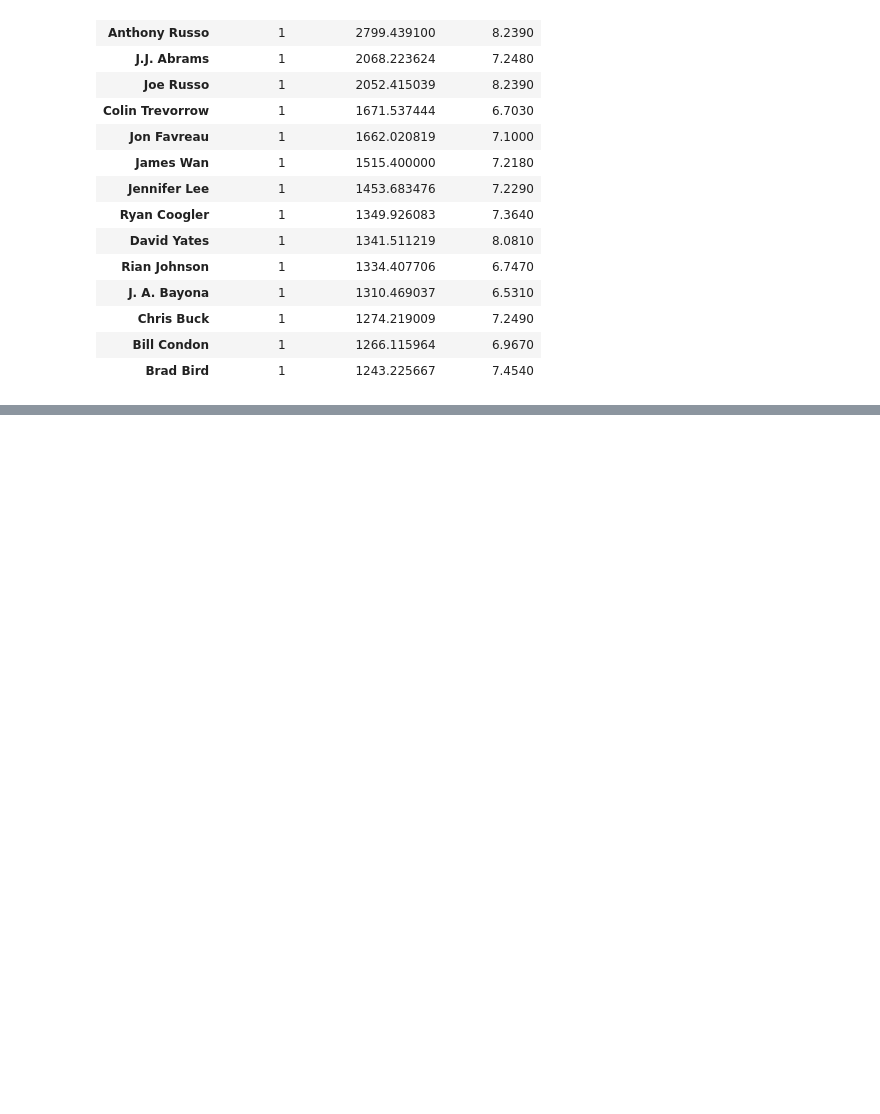
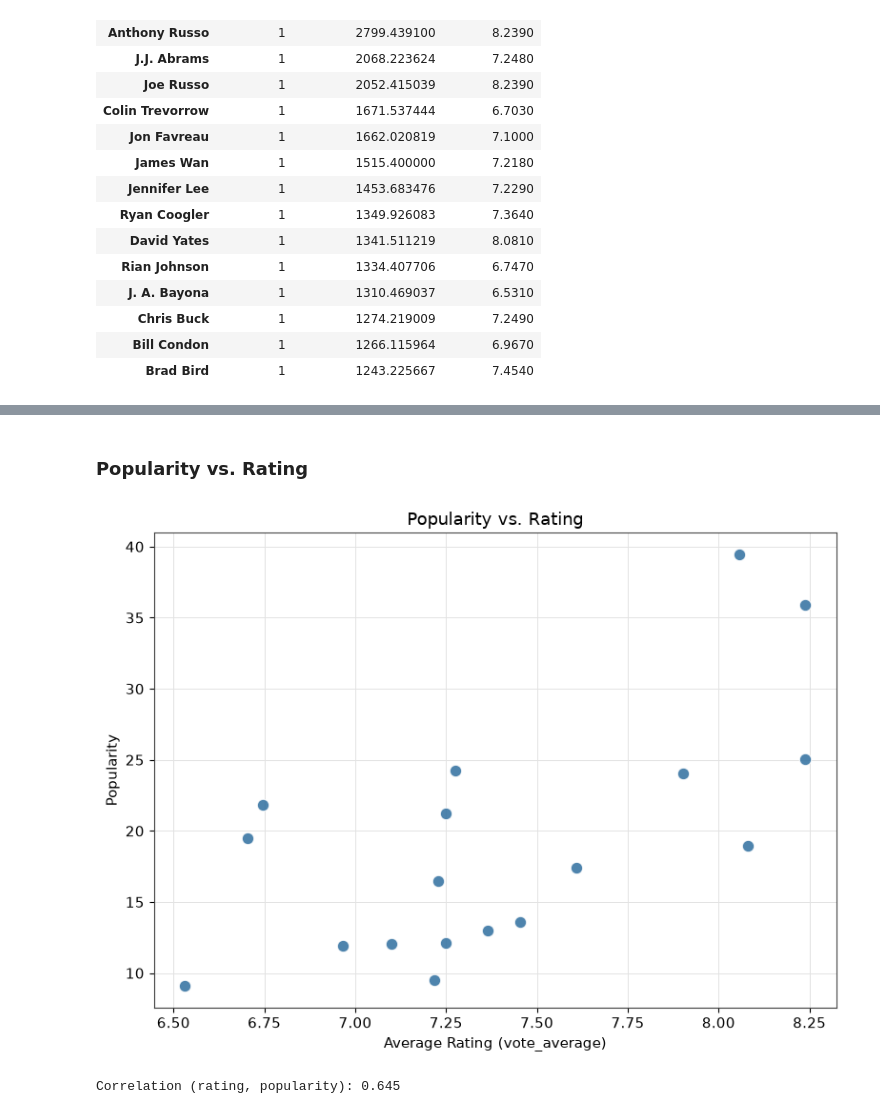
Before and after one commit to Joh-Ishimwe/tmdb-movie-analysis, a Jupyter notebook: notebooks/tmdb_movie_analysis.ipynb, the cells around one changed output, grey strips where cells are left out. Saved outputs shown, nothing was run; the diff lists cells and outputs as text; code cells hidden in the pictures; blank space fills up the shorter version.

```diff
--- a/notebooks/tmdb_movie_analysis.ipynb
+++ b/notebooks/tmdb_movie_analysis.ipynb
@@ -651,0 +725,18 @@ director_success
+# %% [markdown]
+### Popularity vs. Rating
+# %%
+fig, ax = plt.subplots(figsize=(8, 6))
+ax.scatter(df['vote_average'], df['popularity'], s=80, color=ACCENT, alpha=0.85,
+           edgecolor="white", linewidth=0.8, zorder=3)
+
+ax.set_xlabel("Average Rating (vote_average)")
+ax.set_ylabel("Popularity")
+ax.set_title("Popularity vs. Rating")
+fig.tight_layout()
+fig.savefig(f"{FIGURES_DIR}/popularity_vs_rating.png", dpi=150)
+plt.show()
+
+print("Correlation (rating, popularity):", df['vote_average'].corr(df['popularity']).round(3))
+# %% [output]
+[figure, added]
+Correlation (rating, popularity): 0.645
```
Also changed, not shown: parts of 11 cells of this notebook.
